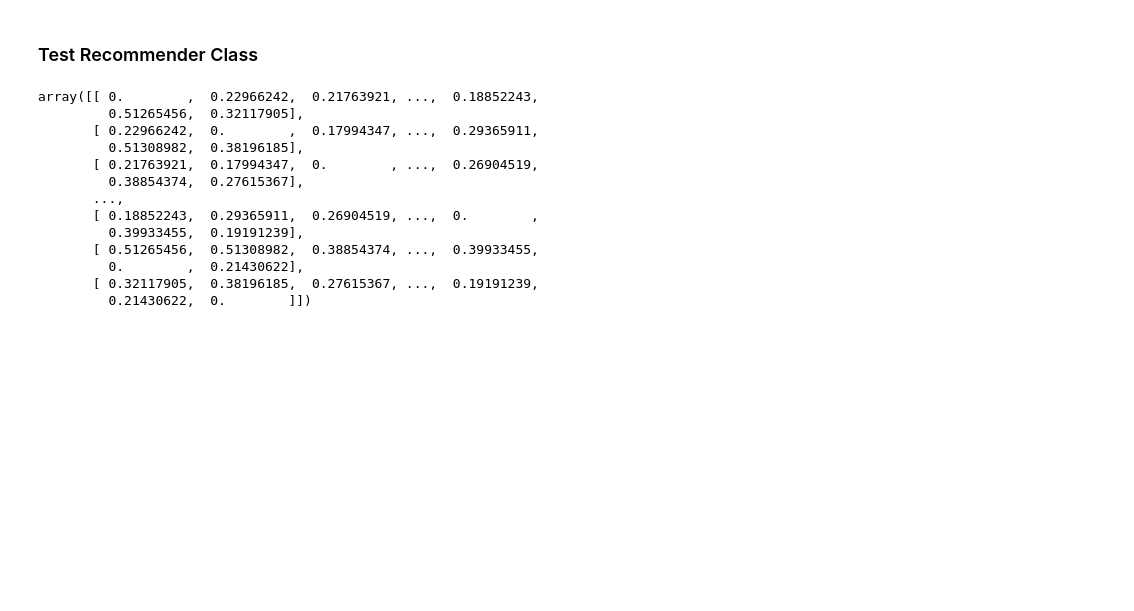
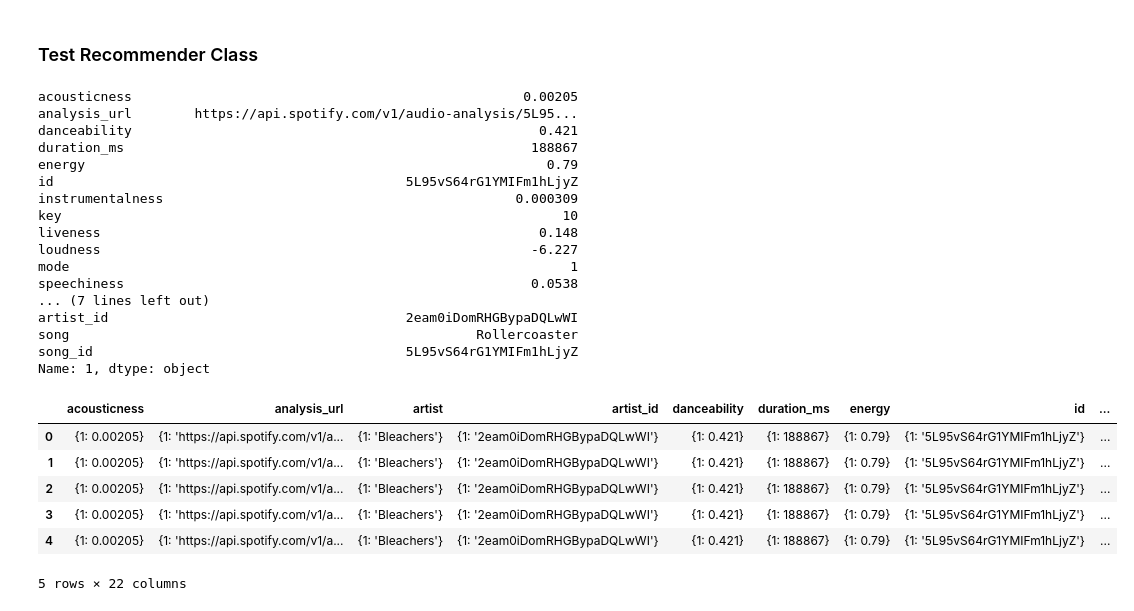
Before and after one commit to jcream31/workout_music_recommender, a Jupyter notebook: notebooks/EDA.ipynb, the cells around one changed output. Saved outputs shown, nothing was run; the diff lists cells and outputs as text; code cells hidden in the pictures; blank space fills up the shorter version.

Commit message:
recommend feature on app

```diff
--- a/notebooks/EDA.ipynb
+++ b/notebooks/EDA.ipynb
@@ -100,16 +112,30 @@ recommender = Recommend(data)
 # %%
-recommender.df_dist_mat
+recommender.recommend()
 # %% [output]
-array([[ 0.        ,  0.22966242,  0.21763921, ...,  0.18852243,
-         0.51265456,  0.32117905],
-       [ 0.22966242,  0.        ,  0.17994347, ...,  0.29365911,
-         0.51308982,  0.38196185],
-       [ 0.21763921,  0.17994347,  0.        , ...,  0.26904519,
-         0.38854374,  0.27615367],
-       ...,
-       [ 0.18852243,  0.29365911,  0.26904519, ...,  0.        ,
-         0.39933455,  0.19191239],
-       [ 0.51265456,  0.51308982,  0.38854374, ...,  0.39933455,
-         0.        ,  0.21430622],
-       [ 0.32117905,  0.38196185,  0.27615367, ...,  0.19191239,
-         0.21430622,  0.        ]])
+acousticness                                                  0.00205
+analysis_url        https://api.spotify.com/v1/audio-analysis/5L95...
+danceability                                                    0.421
+duration_ms                                                    188867
+energy                                                           0.79
+id                                             5L95vS64rG1YMIFm1hLjyZ
+instrumentalness                                             0.000309
+key                                                                10
+liveness                                                        0.148
+loudness                                                       -6.227
+mode                                                                1
+speechiness                                                    0.0538
+... (7 lines left out)
+artist_id                                      2eam0iDomRHGBypaDQLwWI
+song                                                    Rollercoaster
+song_id                                        5L95vS64rG1YMIFm1hLjyZ
+Name: 1, dtype: object
+# %%
+pd.DataFrame(recommender.like_pl)
+# %% [output]
+|  | acousticness | analysis_url | artist | artist_id | danceability | duration_ms | energy | id | ... |
+| 0 | {1: 0.00205} | {1: 'https://api.spotify.com/v1/a... | {1: 'Bleachers'} | {1: '2eam0iDomRHGBypaDQLwWI'} | {1: 0.421} | {1: 188867} | {1: 0.79} | {1: '5L95vS64rG1YMIFm1hLjyZ'} | ... |
+| 1 | {1: 0.00205} | {1: 'https://api.spotify.com/v1/a... | {1: 'Bleachers'} | {1: '2eam0iDomRHGBypaDQLwWI'} | {1: 0.421} | {1: 188867} | {1: 0.79} | {1: '5L95vS64rG1YMIFm1hLjyZ'} | ... |
+| 2 | {1: 0.00205} | {1: 'https://api.spotify.com/v1/a... | {1: 'Bleachers'} | {1: '2eam0iDomRHGBypaDQLwWI'} | {1: 0.421} | {1: 188867} | {1: 0.79} | {1: '5L95vS64rG1YMIFm1hLjyZ'} | ... |
+| 3 | {1: 0.00205} | {1: 'https://api.spotify.com/v1/a... | {1: 'Bleachers'} | {1: '2eam0iDomRHGBypaDQLwWI'} | {1: 0.421} | {1: 188867} | {1: 0.79} | {1: '5L95vS64rG1YMIFm1hLjyZ'} | ... |
+| 4 | {1: 0.00205} | {1: 'https://api.spotify.com/v1/a... | {1: 'Bleachers'} | {1: '2eam0iDomRHGBypaDQLwWI'} | {1: 0.421} | {1: 188867} | {1: 0.79} | {1: '5L95vS64rG1YMIFm1hLjyZ'} | ... |
+5 rows × 22 columns
```
Also changed, not shown: parts of 15 cells of this notebook, 4 other files.
